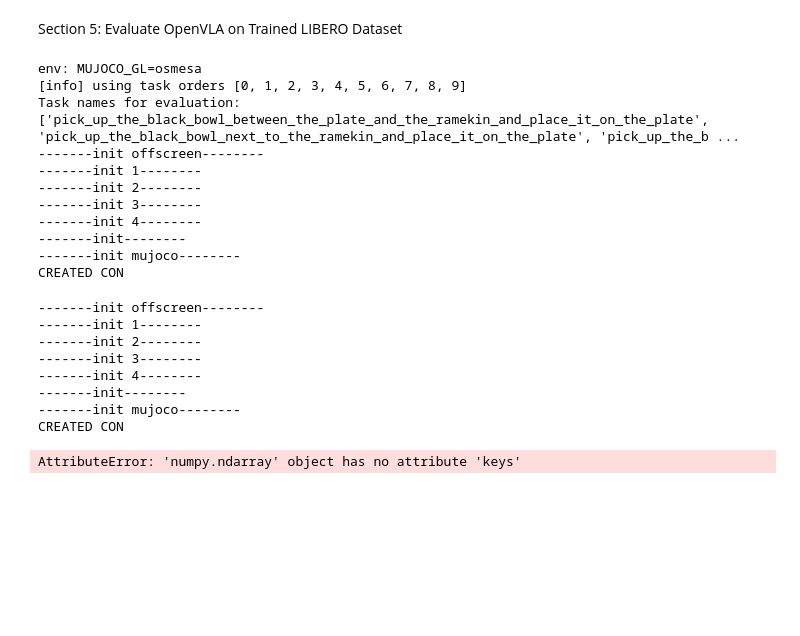
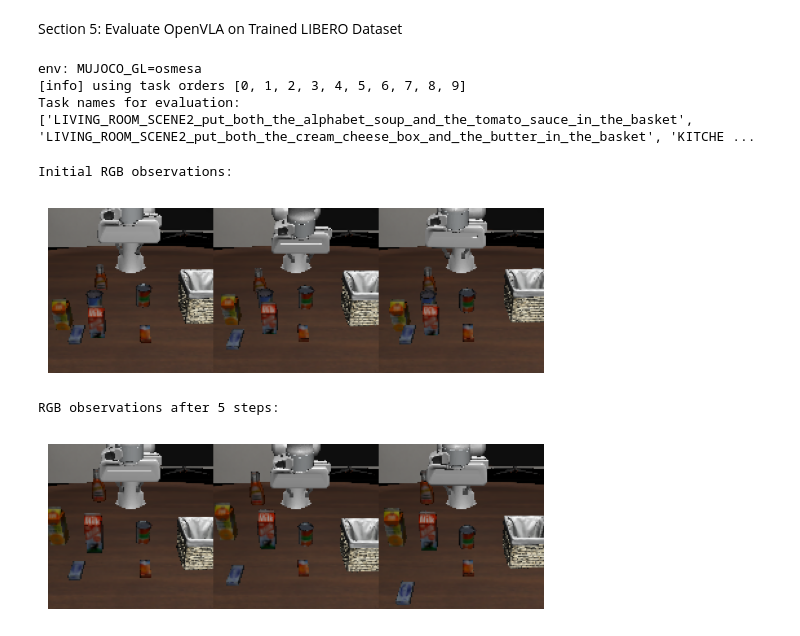
Before and after one commit to object814/VLA-Continual-Learning, a Jupyter notebook: notebooks/initialize_LIBERO.ipynb, the cells around one changed output. Cells and saved outputs as stored; diff of their text form; code cells hidden in the pictures; blank space fills up the shorter version.

Commit message:
eval rgb observation

```diff
--- a/notebooks/initialize_LIBERO.ipynb
+++ b/notebooks/initialize_LIBERO.ipynb
@@ -51,7 +51,7 @@ print("Default benchmark root path: ", BENCHMARK_PATH)
 print("Default dataset root path: ", DATASET_BASE_PATH)
 
 # Select a dataset
-DATASET_NAME = "libero_spatial"
+DATASET_NAME = "libero_10"
 FILTER_KEY = None  # Set filter key if needed, e.g., "valid" for validation
 VERBOSE = True
 dataset_path_demo = os.path.join(DATASET_BASE_PATH, DATASET_NAME)
@@ -85,7 +85,7 @@ import numpy as np
 import random
 from libero.libero.utils.time_utils import Timer
 from libero.libero.utils.video_utils import VideoWriter
-from utils.LIBERO_utils import get_task_names, extract_task_info
+from utils.LIBERO_utils import get_task_names, extract_task_info, extract_env_obs
 from libero.lifelong.metric import (
     evaluate_loss,
     evaluate_success,
@@ -99,6 +99,8 @@ from libero.lifelong.utils import (
     compute_flops,
 )
 from libero.libero.envs import OffScreenRenderEnv, SubprocVectorEnv
+import matplotlib.pyplot as plt
+
 
 
 BDDL_FILES_BASE_PATH = get_libero_path("bddl_files")
@@ -107,6 +109,7 @@ VIDEO_FOLDER = "../videos"
 SAVE_VIDEO = False
 
 EVAL_MAX_STEP = 500
+DEVICE_ID = 2
 
 # Load evaluation dataset
 # task_names_demo = list(demonstration_data.keys())
@@ -118,7 +121,7 @@ print(f"Task names for evaluation: {task_names_eval}")
 # print(f"Task name for training: {task_names_demo}")
 
 # Evaluate the model
-task_id = 0
+task_id = 2
 task = benchmark_instance.get_task(task_id)
 
 with Timer() as t, VideoWriter(VIDEO_FOLDER, SAVE_VIDEO) as video_writer:
@@ -126,16 +129,16 @@ with Timer() as t, VideoWriter(VIDEO_FOLDER, SAVE_VIDEO) as video_writer:
         "bddl_file_name": os.path.join(
             BDDL_FILES_BASE_PATH, task.problem_folder, task.bddl_file
         ),
-        "render_gpu_device_id": 2
+        "render_gpu_device_id": DEVICE_ID
     }
 
-    env_num = 1
+    env_num = 3
     env = SubprocVectorEnv(
         [lambda: OffScreenRenderEnv(**env_args) for _ in range(env_num)]
     )
 
     env.reset()
-    env.seed(0)
+    env.seed(random.randint(0, 1000))
 
     init_states_path = os.path.join(
         INIT_STATES_BASE_PATH, task.problem_folder, task.init_states_file
@@ -147,11 +150,21 @@ with Timer() as t, VideoWriter(VIDEO_FOLDER, SAVE_VIDEO) as video_writer:
     dones = [False] * env_num
     steps = 0
     obs = env.set_init_state(init_states_)
-    print(obs)
+    print("Initial RGB observations:")
+    stacked_image = np.hstack([obs[k]["agentview_image"][::-1] for k in range(env_num)])
+    plt.imshow(stacked_image)
+    plt.axis('off')
+    plt.show()
 
-#     num_success = 0
-#     for _ in range(5):  # simulate the physics without any actions
-#         env.step(np.zeros((env_num, 7)))
+    num_success = 0
+    for _ in range(5):  # simulate the physics without any actions
+        obs, reward, done, info = env.step(np.zeros((env_num, 7)))
+
+    print("RGB observations after 5 steps:")
+    stacked_image = np.hstack([obs[k]["agentview_image"][::-1] for k in range(env_num)])
+    plt.imshow(stacked_image)
+    plt.axis('off')
+    plt.show()
 
 #     with torch.no_grad():
 #         while steps < EVAL_MAX_STEP:
@@ -159,56 +172,44 @@ with Timer() as t, VideoWriter(VIDEO_FOLDER, SAVE_VIDEO) as video_writer:
 
 #             # get current observation
 
-
-#             data = raw_obs_to_tensor_obs(obs, task_emb, cfg)
-#             actions = algo.policy.get_action(data)
+#             data = extract_env_obs(obs, DEVICE_ID)
+#             print(data)
+#             input("PAUSE")
+#             # actions = algo.policy.get_action(data)
 #             obs, reward, done, info = env.step(actions)
 #             video_writer.append_vector_obs(
 #                 obs, dones, camera_name="agentview_image"
 #             )
 
 #             # check whether succeed
 #             for k in range(env_num):
 #                 dones[k] = dones[k] or done[k]
 #             if all(dones):
 #                 break
 
 #         for k in range(env_num):
 #             num_success += int(dones[k])
 
 #     success_rate = num_success / env_num
 #     env.close()
 
 #     eval_stats = {
 #         "loss": test_loss,
 #         "success_rate": success_rate,
 #     }
 
 #     os.system(f"mkdir -p {args.save_dir}")
 #     torch.save(eval_stats, save_folder)
 # print(
 #     f"[info] finish for ckpt at {run_folder} in {t.get_elapsed_time()} sec for rollouts"
 # )
 # print(f"Results are saved at {save_folder}")
 # print(test_loss, success_rate)
 # %% [output]
 env: MUJOCO_GL=osmesa
 [info] using task orders [0, 1, 2, 3, 4, 5, 6, 7, 8, 9]
-Task names for evaluation: ['pick_up_the_black_bowl_between_the_plate_and_the_ramekin_and_place_it_on_the_plate', 'pick_up_the_black_bowl_next_to_the_ramekin_and_place_it_on_the_plate', 'pick_up_the_b ...
--------init offscreen--------
--------init 1--------
--------init 2--------
--------init 3--------
--------init 4--------
--------init--------
--------init mujoco--------
-CREATED CON
+Task names for evaluation: ['LIVING_ROOM_SCENE2_put_both_the_alphabet_soup_and_the_tomato_sauce_in_the_basket', 'LIVING_ROOM_SCENE2_put_both_the_cream_cheese_box_and_the_butter_in_the_basket', 'KITCHE ...
--------init offscreen--------
--------init 1--------
--------init 2--------
--------init 3--------
--------init 4--------
--------init--------
--------init mujoco--------
-CREATED CON
+Initial RGB observations:
+[figure, added]
-AttributeError: 'numpy.ndarray' object has no attribute 'keys'
+RGB observations after 5 steps:
+[figure, added]
```
Also changed, not shown: parts of 1 cell of this notebook, 2 other files.
